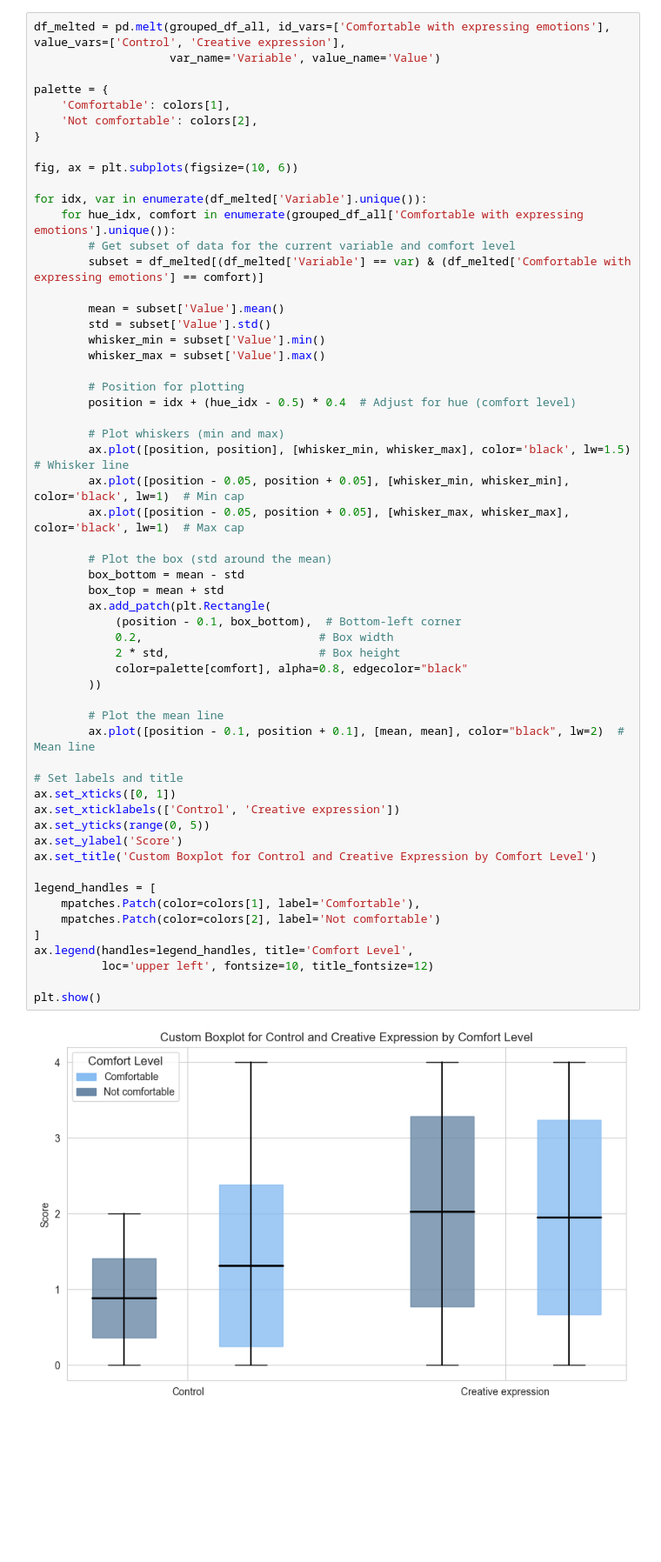
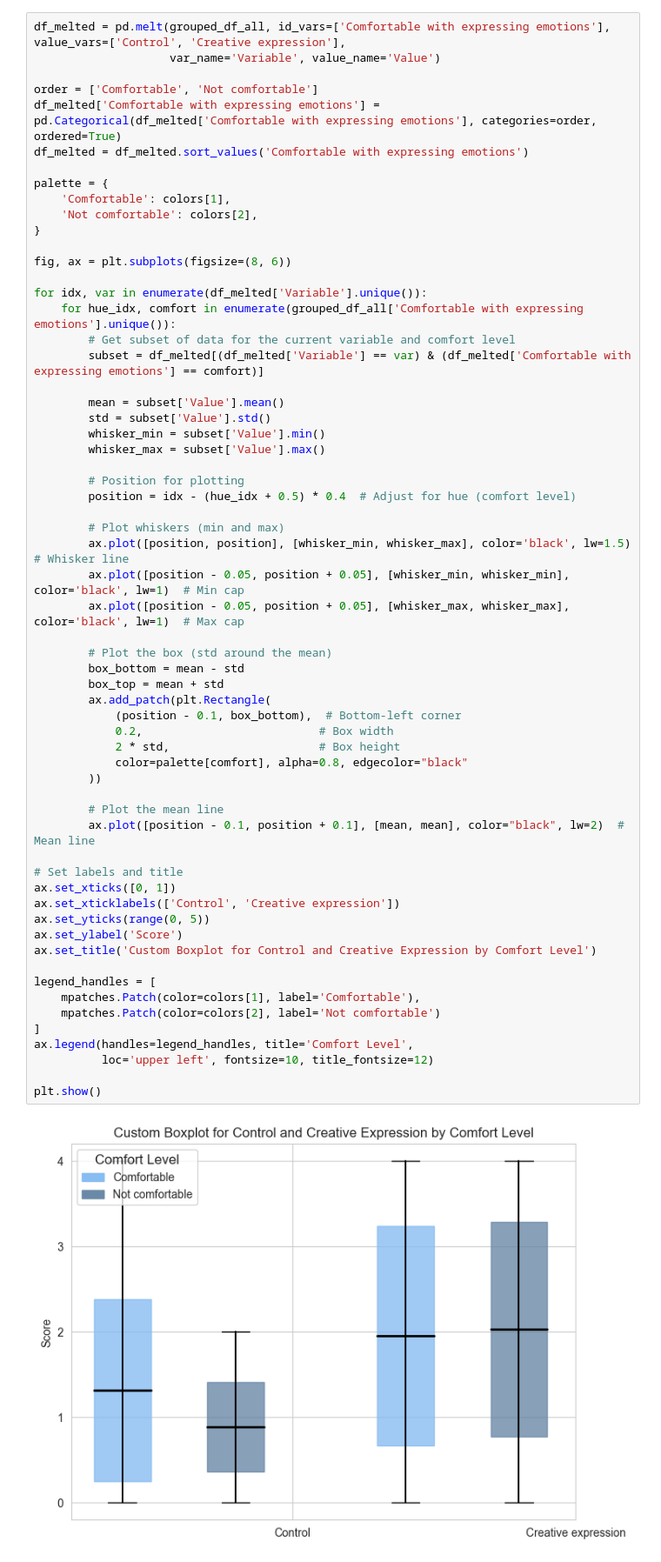
Before and after one commit to ihneskarbovik/IN5060-assignment3, a Jupyter notebook: study.ipynb, the cells around one changed output. Shown at 87% size. Drawn from its saved outputs; the diff is of its cells as text; blank space fills up the shorter version.

```diff
--- a/study.ipynb
+++ b/study.ipynb
@@ -338,13 +338,17 @@ plt.show()
 # %%
 df_melted = pd.melt(grouped_df_all, id_vars=['Comfortable with expressing emotions'], value_vars=['Control', 'Creative expression'],
                     var_name='Variable', value_name='Value')
+
+order = ['Comfortable', 'Not comfortable']
+df_melted['Comfortable with expressing emotions'] = pd.Categorical(df_melted['Comfortable with expressing emotions'], categories=order, ordered=True)
+df_melted = df_melted.sort_values('Comfortable with expressing emotions')
 
 palette = {
     'Comfortable': colors[1],
     'Not comfortable': colors[2],
 }
 
-fig, ax = plt.subplots(figsize=(10, 6))
+fig, ax = plt.subplots(figsize=(8, 6))
 
 for idx, var in enumerate(df_melted['Variable'].unique()):
     for hue_idx, comfort in enumerate(grouped_df_all['Comfortable with expressing emotions'].unique()):
@@ -357,7 +361,7 @@ for idx, var in enumerate(df_melted['Variable'].unique()):
         whisker_max = subset['Value'].max()
 
         # Position for plotting
-        position = idx + (hue_idx - 0.5) * 0.4  # Adjust for hue (comfort level)
+        position = idx - (hue_idx + 0.5) * 0.4  # Adjust for hue (comfort level)
 
         # Plot whiskers (min and max)
         ax.plot([position, position], [whisker_min, whisker_max], color='black', lw=1.5)  # Whisker line
@@ -366,34 +370,34 @@ for idx, var in enumerate(df_melted['Variable'].unique()):
 
         # Plot the box (std around the mean)
         box_bottom = mean - std
         box_top = mean + std
         ax.add_patch(plt.Rectangle(
             (position - 0.1, box_bottom),  # Bottom-left corner
             0.2,                          # Box width
             2 * std,                      # Box height
             color=palette[comfort], alpha=0.8, edgecolor="black"
         ))
 
         # Plot the mean line
         ax.plot([position - 0.1, position + 0.1], [mean, mean], color="black", lw=2)  # Mean line
 
 # Set labels and title
 ax.set_xticks([0, 1])
 ax.set_xticklabels(['Control', 'Creative expression'])
 ax.set_yticks(range(0, 5))
 ax.set_ylabel('Score')
 ax.set_title('Custom Boxplot for Control and Creative Expression by Comfort Level')
 
 legend_handles = [
     mpatches.Patch(color=colors[1], label='Comfortable'),
     mpatches.Patch(color=colors[2], label='Not comfortable')
 ]
 ax.legend(handles=legend_handles, title='Comfort Level',
           loc='upper left', fontsize=10, title_fontsize=12)
 
 plt.show()
 # %% [output]
-[figure, old version]
+[figure, new version]
 # %%
 to_plot['Excitement'] = pd.Categorical(to_plot['Excitement'], categories=order, ordered=True)
 
```
